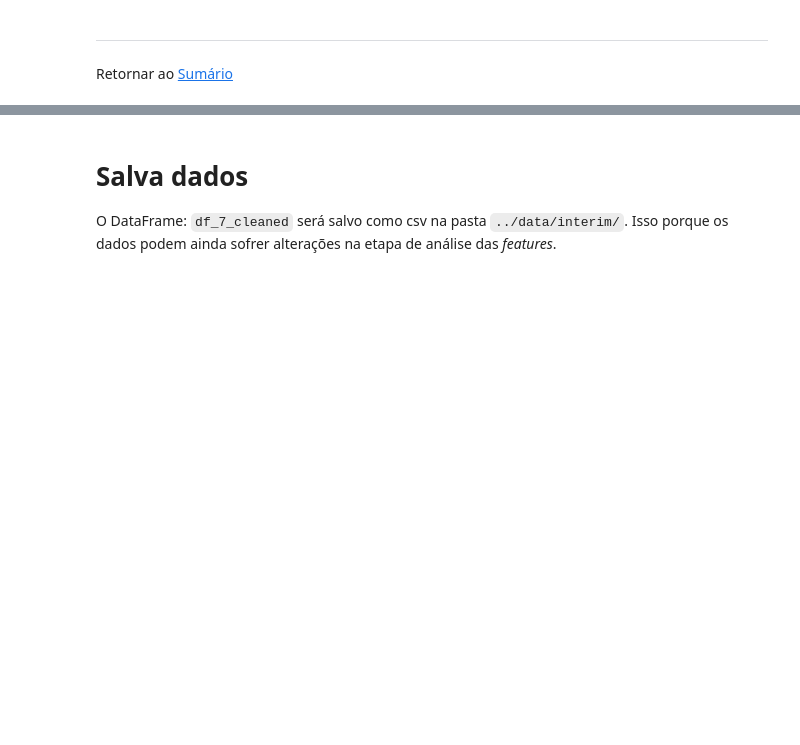
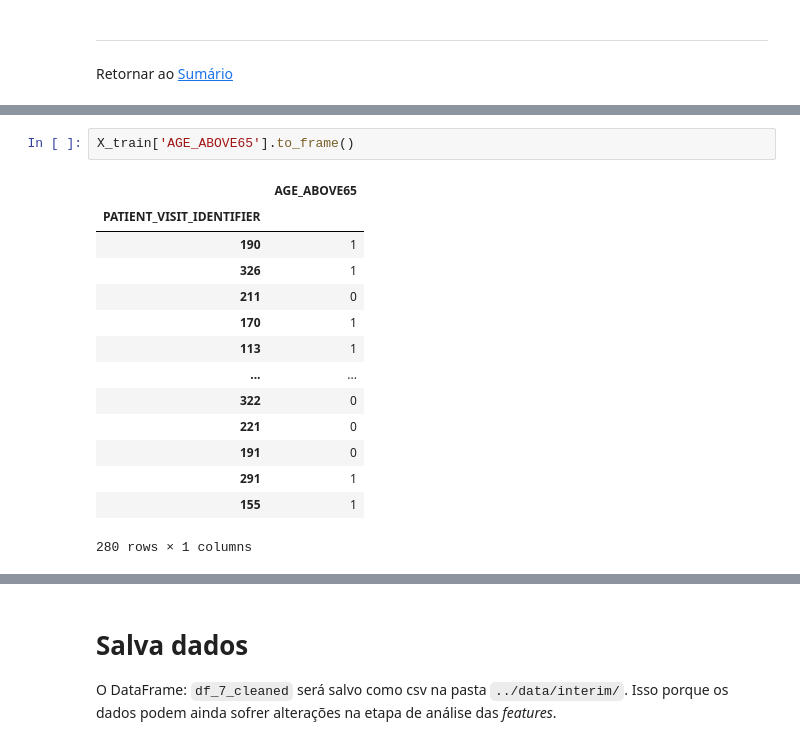
Before and after one commit to fdrigui/covid19_icu_admission_prediction, a Jupyter notebook: notebooks/3.0_Engineering_Features.ipynb, the cells around one changed output, grey strips where cells are left out. Drawn from its saved outputs; the diff is of its cells as text; blank space fills up the shorter version.

```diff
--- a/notebooks/3.0_Engineering_Features.ipynb
+++ b/notebooks/3.0_Engineering_Features.ipynb
@@ -99,0 +142,17 @@ Retornar ao [Sumário](#sumario)
+# %%
+X_train['AGE_ABOVE65'].to_frame()
+# %% [output]
+|  | AGE_ABOVE65 |
+| PATIENT_VISIT_IDENTIFIER |  |
+| 190 | 1 |
+| 326 | 1 |
+| 211 | 0 |
+| 170 | 1 |
+| 113 | 1 |
+| ... | ... |
+| 322 | 0 |
+| 221 | 0 |
+| 191 | 0 |
+| 291 | 1 |
+| 155 | 1 |
+280 rows × 1 columns
```
Also changed, not shown: parts of 9 cells of this notebook, 2 other files.
